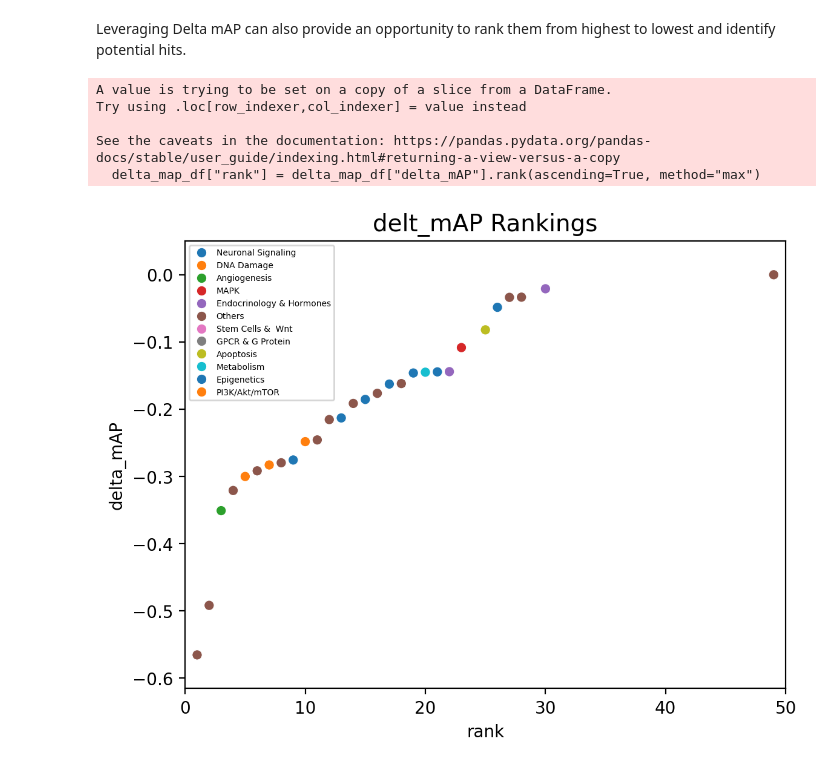
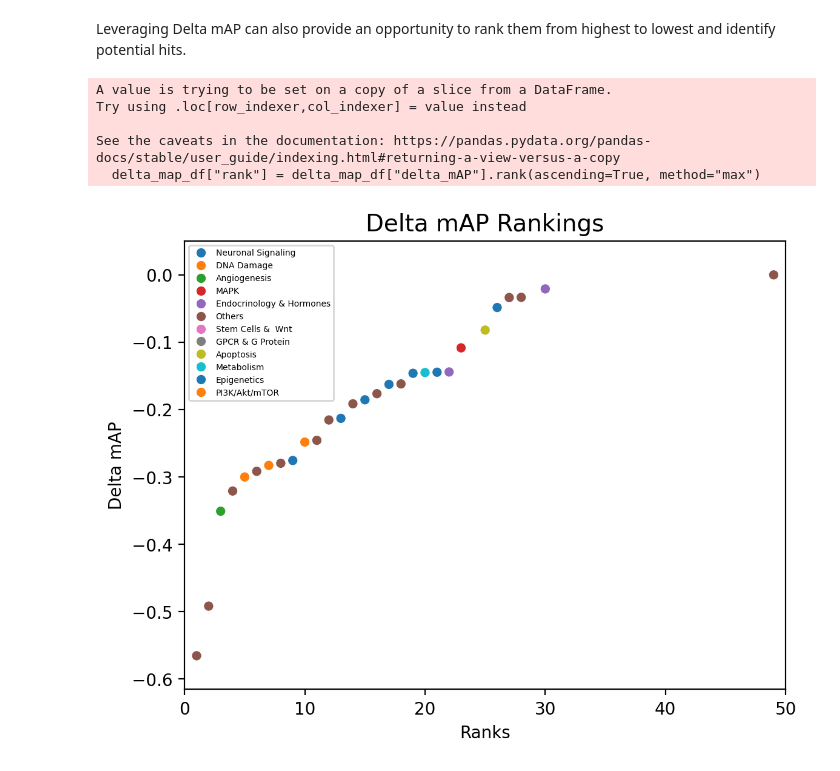
Before and after one commit to WayScience/CFReT-screen-mAP-analysis, a Jupyter notebook: notebooks/1.map-analysis/2.map-analysis.ipynb, the cells around one changed output. Saved outputs shown, nothing was run; the diff lists cells and outputs as text; code cells hidden in the pictures.

Commit message:
updated figure names and reran module 2

```diff
--- a/notebooks/1.map-analysis/2.map-analysis.ipynb
+++ b/notebooks/1.map-analysis/2.map-analysis.ipynb
@@ -201,6 +202,7 @@ plt.show()
 # %% [markdown]
 Leveraging Delta mAP can also provide an opportunity to rank them from highest to lowest and identify potential hits.
 # %%
+# whole figure configs
 plt.figure(dpi=200)
 
 # only getting the delta map scores
@@ -208,32 +210,40 @@ delta_map_df = all_map_df[["Metadata_treatment", "delta_mAP", "Pathway"]]
 
 # Add ranks to the DataFrame
 delta_map_df["rank"] = delta_map_df["delta_mAP"].rank(ascending=True, method="max")
 delta_map_df = delta_map_df.sort_values(by="rank", ascending=False)
 
+# creating scatter plot of all Delta mAP score ranks
 sns.scatterplot(
     data=delta_map_df, x="rank", y="delta_mAP", hue="Pathway", palette="tab10"
 )
 
+# setting figure title namez
+plt.title("Delta mAP Rankings", fontsize=14)
+plt.xlabel("Ranks")
+plt.ylabel("Delta mAP")
+
+# setting the axis values
 axis_padding = 0.05
-plt.title("delt_mAP Rankings", fontsize=14)
 plt.xlim(0, delta_map_df["rank"].max() + 1)
 plt.ylim(-axis_padding + delta_map_df["delta_mAP"].min(), delta_map_df["delta_mAP"].max() + axis_padding)
+
+# updating the legend
 plt.rc("legend", fontsize=5)
 plt.rc("legend", title_fontsize=10)
 plt.legend( loc="upper left")
 
 # save ranked delta maps
 delta_map_df.to_csv(map_analysis_results_dir / "ranked_delta_mAPs.csv", index=False)
 
 # save plot
 plt.savefig(fig_dir_path / "delta_mAP_rankings.png", dpi=300, bbox_inches="tight")
 
 # display plot
 plt.show()
 # %% [output]
 A value is trying to be set on a copy of a slice from a DataFrame.
 Try using .loc[row_indexer,col_indexer] = value instead
 
 See the caveats in the documentation: https://pandas.pydata.org/pandas-docs/stable/user_guide/indexing.html#returning-a-view-versus-a-copy
   delta_map_df["rank"] = delta_map_df["delta_mAP"].rank(ascending=True, method="max")
-[figure, old version]
+[figure, new version]
```
Also changed, not shown: parts of 1 cell of this notebook, 3 other files.
